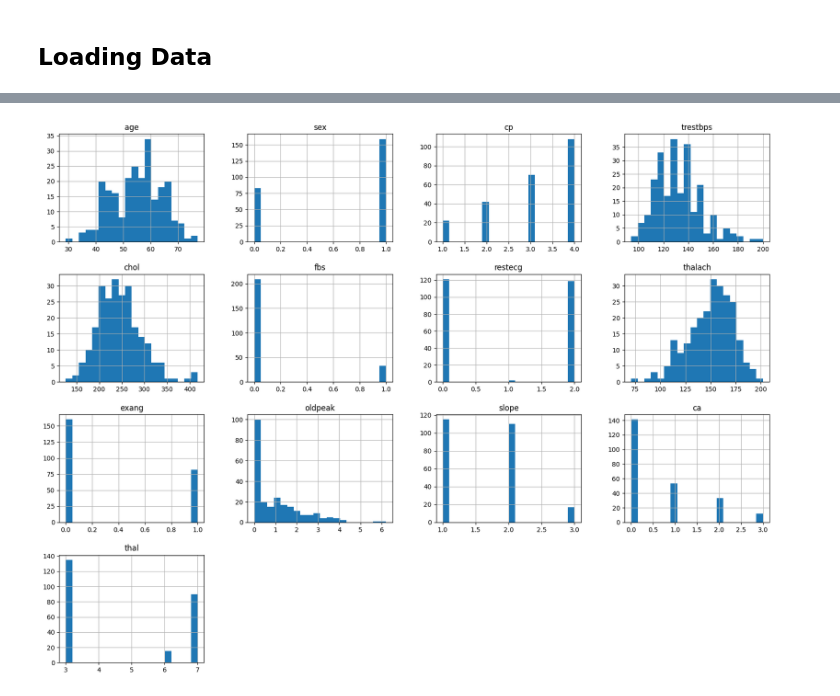
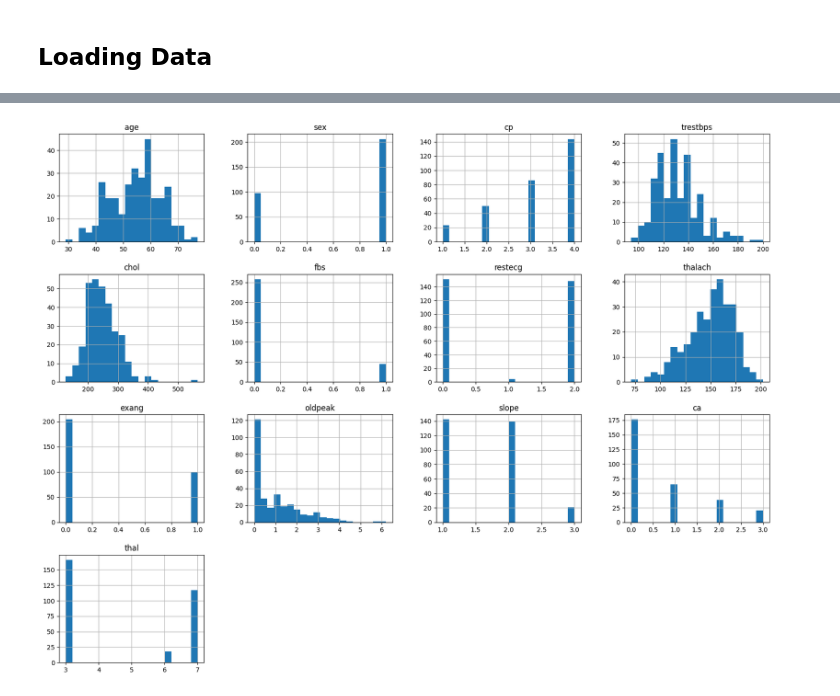
Before and after one commit to MoutetMaxime/xgboost-heart-disease, a Jupyter notebook: code/data_exploration.ipynb, the cells around one changed output, grey strips where cells are left out. Saved outputs shown, nothing was run; the diff lists cells and outputs as text; code cells hidden in the pictures.

```diff
--- a/code/data_exploration.ipynb
+++ b/code/data_exploration.ipynb
@@ -24,0 +3,5 @@ See the caveats in the documentation: https://pandas.pydata.org/pandas-docs/stab
+# %%
+import numpy as np
+from heart_disease import load_data
+
+X, y = load_data()
@@ -71,7 +36,7 @@ memory usage: 6.7 KB
 # %%
 import matplotlib.pyplot as plt
 
-X_train.hist(bins=20, figsize=(20,15))
+X.hist(bins=20, figsize=(20,15))
 plt.show()
 # %% [output]
-[figure, old version]
+[figure, new version]
```
Also changed, not shown: parts of 10 cells of this notebook, 1 other file.
